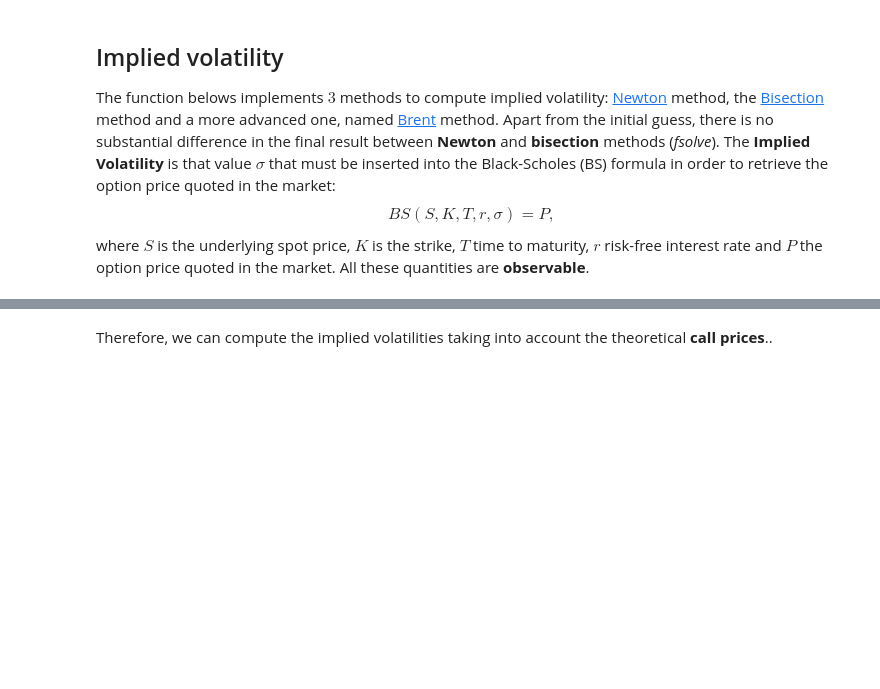
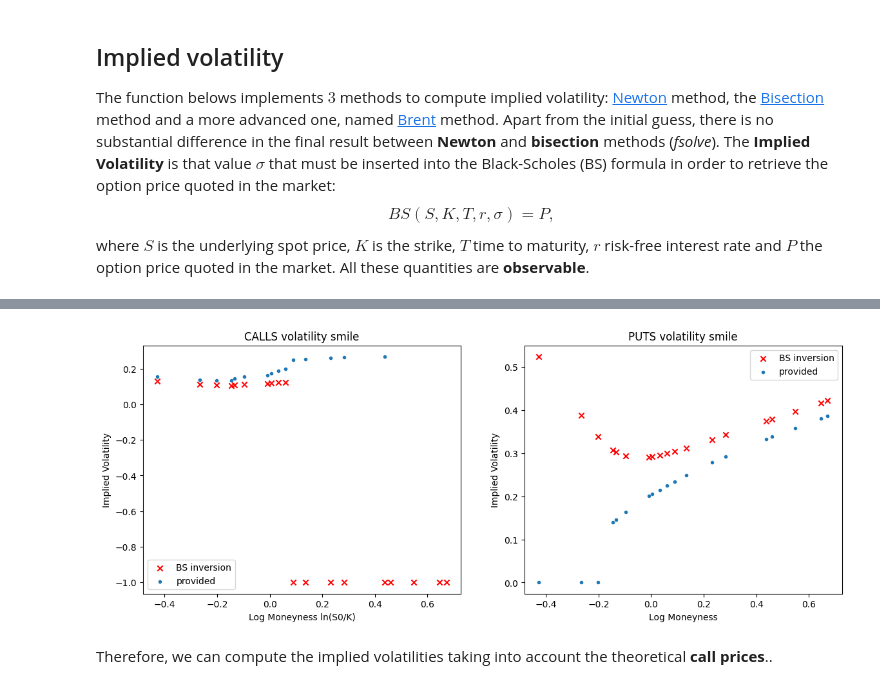
Before and after one commit to ornella-el/Margin-Loans-Pricing, a Jupyter notebook: Calibration.ipynb, the cells around one changed output, grey strips where cells are left out. Saved outputs shown, nothing was run; the diff lists cells and outputs as text; code cells hidden in the pictures; blank space fills up the shorter version.

```diff
--- a/Calibration.ipynb
+++ b/Calibration.ipynb
@@ -218,3 +257,28 @@ def implied_volatility(price, S, strike, t, rate, q, type_o, method='fsolve', di
+# %%
+# Plot market implied volatilities w.r.t. log moneyness
+x = np.log(S0/put_strikes)
+# IV_filtered = [iv for iv in IV_market_p if iv != -1]
+# x_filtered = [log_m for iv, log_m in zip(IV_market_p, x) if iv != -1]
+IV_filtered = [iv for iv in IV_market_c if iv != -1]
+x_filtered = [log_m for iv, log_m in zip(IV_market_c, x) if iv != -1]
+
+fig = plt.figure(figsize=(14,5))
+ax1 = fig.add_subplot(121); ax2 = fig.add_subplot(122)
+
+#CALLS
+ax1.scatter(x, IV_market_c, marker='x', label='BS inversion', color='red')
+ax1.scatter(x, calls['C_IV'], marker='.', label='provided')
+
+#PUTS
+ax2.scatter(x, IV_market_p, marker='x', label='BS inversion', color = 'red')
+ax2.scatter(x, puts['P_IV'], marker= '.', label='provided')
+
+ax1.set_xlabel('Log Moneyness ln(S0/K)'); ax1.set_ylabel('Implied Volatility'); ax1.set_title('CALLS volatility smile')
+ax2.set_xlabel('Log Moneyness'); ax2.set_ylabel('Implied Volatility')
+ax2.set_title('PUTS volatility smile')
+ax1.legend(); ax2.legend(); plt.show()
+# %% [output]
+[figure, added]
 # %% [markdown]
 Therefore, we can compute the implied volatilities taking into account the theoretical **call prices**..
 # %%
```
Also changed, not shown: parts of 38 cells of this notebook.
